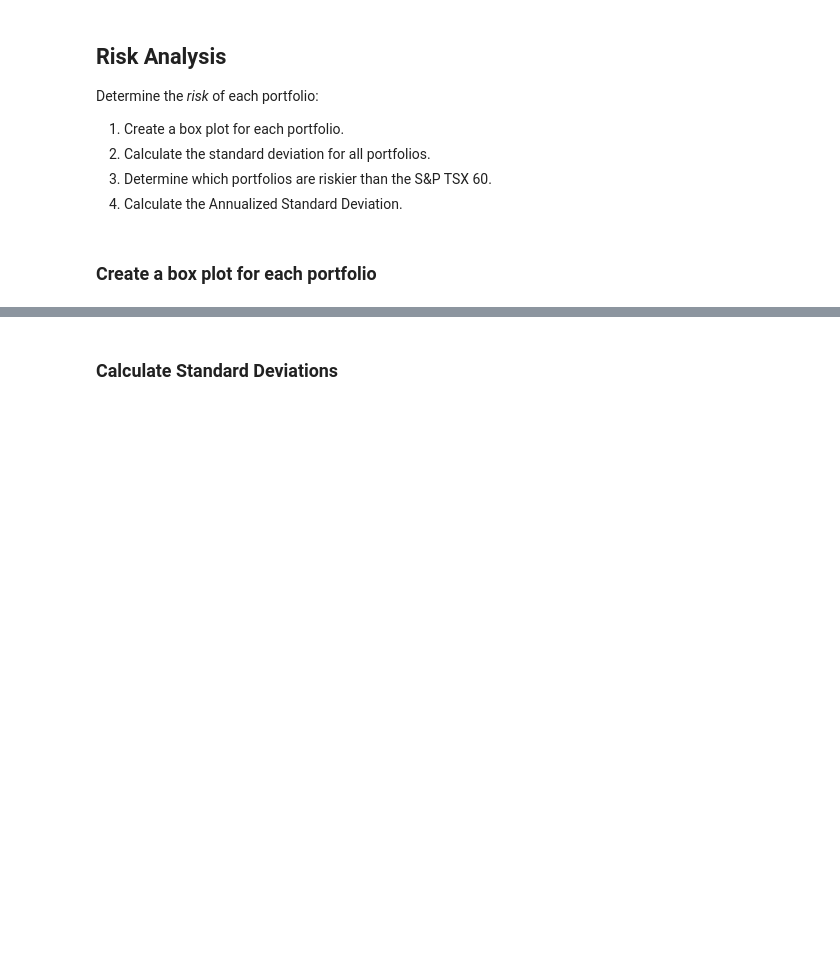
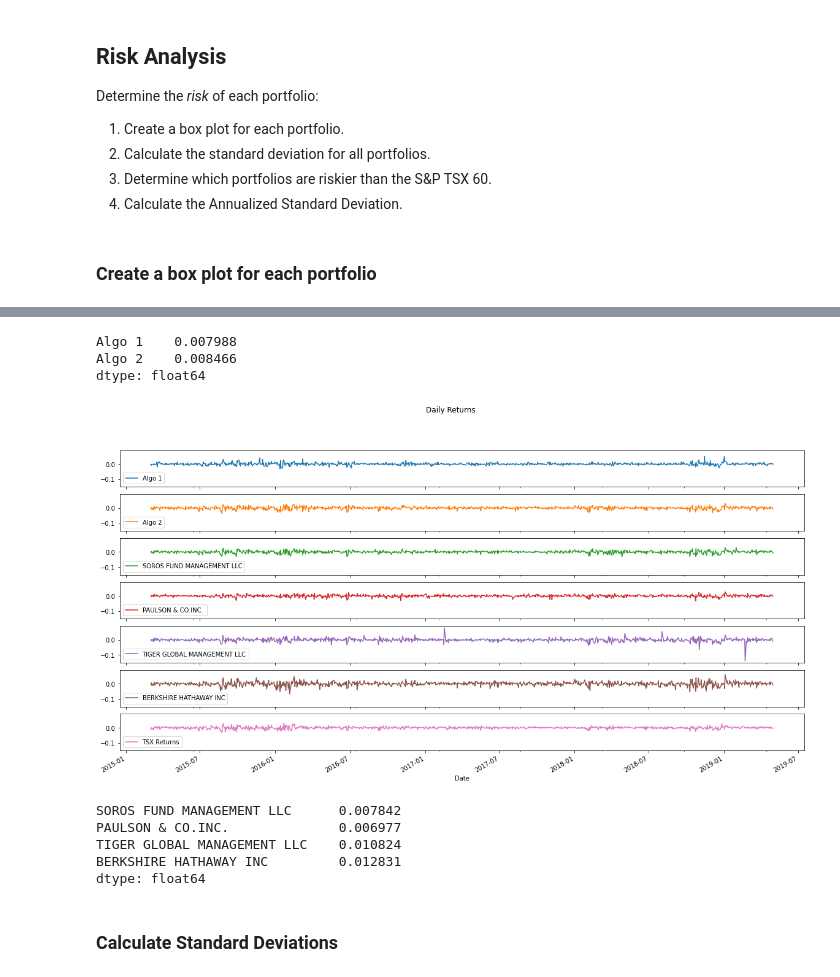
Before and after one commit to JimP315/Panthas, a Jupyter notebook: Starter_Code/whale_analysis.ipynb, the cells around one changed output, grey strips where cells are left out. Saved outputs shown, nothing was run; the diff lists cells and outputs as text; code cells hidden in the pictures; blank space fills up the shorter version.

```diff
--- a/Starter_Code/whale_analysis.ipynb
+++ b/Starter_Code/whale_analysis.ipynb
@@ -220,3 +199,23 @@ SyntaxError: invalid syntax (Temp/ipykernel_19156/600876788.py, line 12)
+# %%
+# Box plot to visually show risk
+combined_df.plot(subplots=True,figsize=(20, 10), title="Daily Returns",sharey=True)
+
+daily1_std = algo_returns.std()
+daily1_std.head()
+# %% [output]
+Algo 1    0.007988
+Algo 2    0.008466
+dtype: float64
+[figure, added]
+# %%
+daily_std = whale_returns.std()
+daily_std.head()
+# %% [output]
+SOROS FUND MANAGEMENT LLC      0.007842
+PAULSON & CO.INC.              0.006977
+TIGER GLOBAL MANAGEMENT LLC    0.010824
+BERKSHIRE HATHAWAY INC         0.012831
+dtype: float64
 # %% [markdown]
 ### Calculate Standard Deviations
 # %%
```
Also changed, not shown: parts of 3 cells of this notebook.
